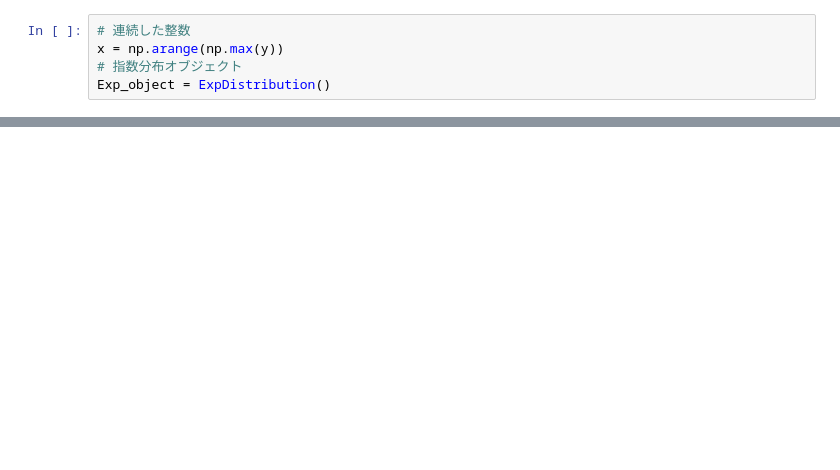
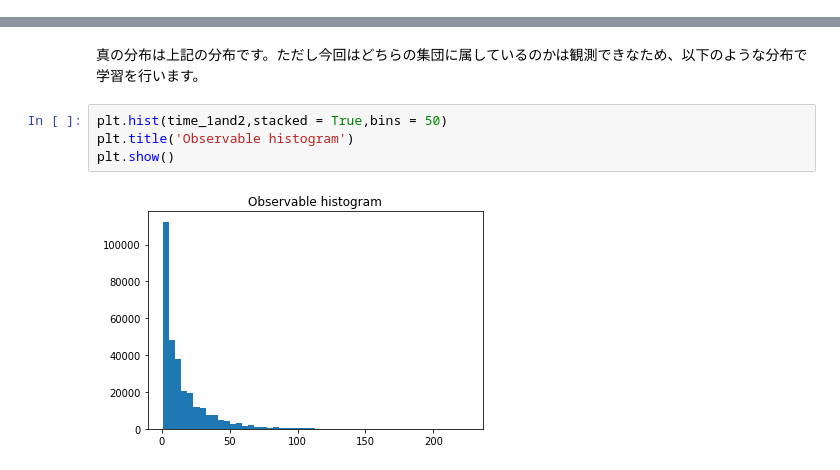
Before and after one commit to hidawa/theory_and_programming, a Jupyter notebook: EMAlgorithm_Python/ExponentialMixtureModels.ipynb, the cells around one changed output, grey strips where cells are left out. Cells and saved outputs as stored; diff of their text form; blank space fills up the shorter version.

```diff
--- a/EMAlgorithm_Python/ExponentialMixtureModels.ipynb
+++ b/EMAlgorithm_Python/ExponentialMixtureModels.ipynb
@@ -78,5 +0,0 @@ plt.show()
-# %%
-# 連続した整数
-x = np.arange(np.max(y))
-# 指数分布オブジェクト
-Exp_object = ExpDistribution()
@@ -316,0 +224,8 @@ plt.show()
+# %% [markdown]
+真の分布は上記の分布です。ただし今回はどちらの集団に属しているのかは観測できなため、以下のような分布で学習を行います。
+# %%
+plt.hist(time_1and2,stacked = True,bins = 50)
+plt.title('Observable histogram')
+plt.show()
+# %% [output]
+[figure, added]
```
Also changed, not shown: parts of 86 cells of this notebook.
